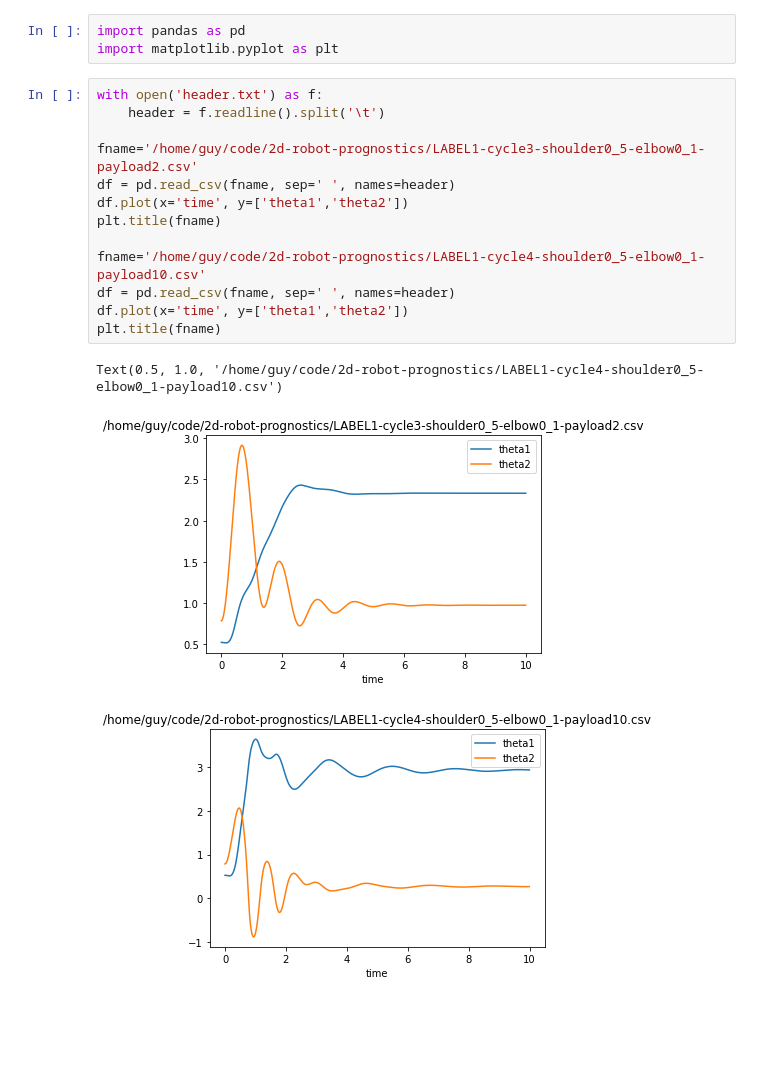
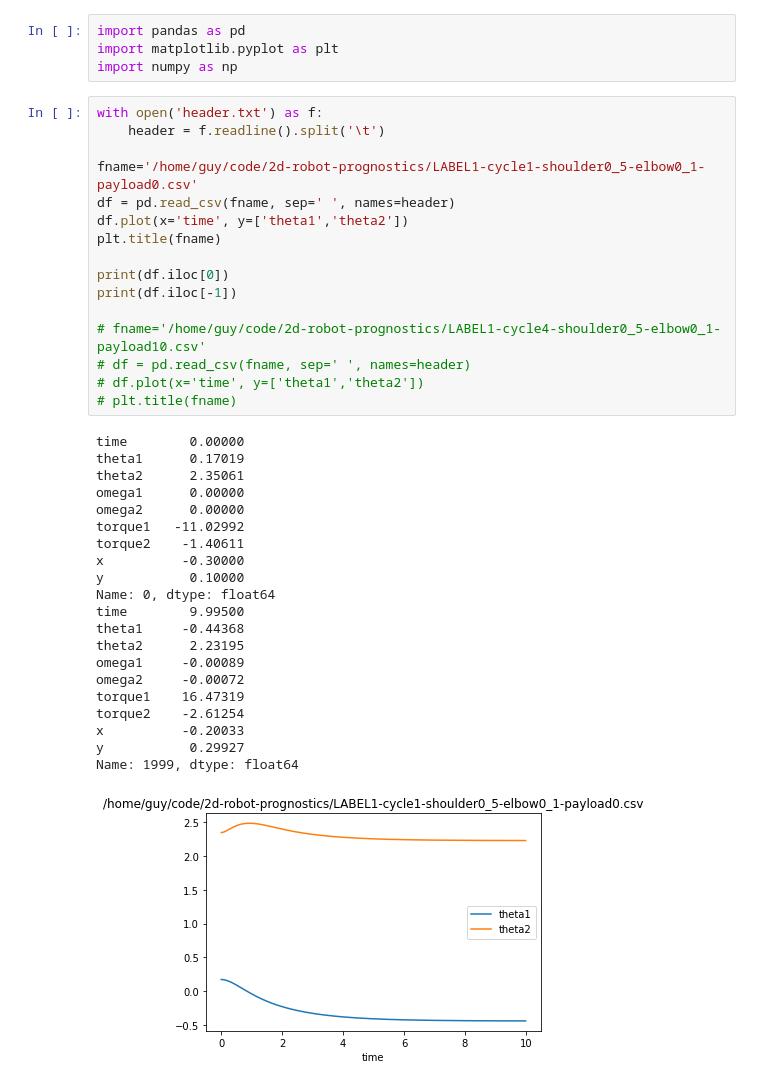
Before and after one commit to jdekarske/2d-robot-prognostics, a Jupyter notebook: visualization.ipynb, the cells around one changed output. Saved outputs shown, nothing was run; the diff lists cells and outputs as text; blank space fills up the shorter version.

```diff
--- a/visualization.ipynb
+++ b/visualization.ipynb
@@ -1,20 +1,42 @@
 # %%
 import pandas as pd
 import matplotlib.pyplot as plt
+import numpy as np
 # %%
 with open('header.txt') as f:
     header = f.readline().split('\t')
 
-fname='/home/guy/code/2d-robot-prognostics/LABEL1-cycle3-shoulder0_5-elbow0_1-payload2.csv'
+fname='/home/guy/code/2d-robot-prognostics/LABEL1-cycle1-shoulder0_5-elbow0_1-payload0.csv'
 df = pd.read_csv(fname, sep=' ', names=header)
 df.plot(x='time', y=['theta1','theta2'])
 plt.title(fname)
 
-fname='/home/guy/code/2d-robot-prognostics/LABEL1-cycle4-shoulder0_5-elbow0_1-payload10.csv'
-df = pd.read_csv(fname, sep=' ', names=header)
-df.plot(x='time', y=['theta1','theta2'])
-plt.title(fname)
+print(df.iloc[0])
+print(df.iloc[-1])
+
+# fname='/home/guy/code/2d-robot-prognostics/LABEL1-cycle4-shoulder0_5-elbow0_1-payload10.csv'
+# df = pd.read_csv(fname, sep=' ', names=header)
+# df.plot(x='time', y=['theta1','theta2'])
+# plt.title(fname)
 # %% [output]
-Text(0.5, 1.0, '/home/guy/code/2d-robot-prognostics/LABEL1-cycle4-shoulder0_5-elbow0_1-payload10.csv')
+time        0.00000
+theta1      0.17019
+theta2      2.35061
+omega1      0.00000
+omega2      0.00000
+torque1   -11.02992
+torque2    -1.40611
+x          -0.30000
+y           0.10000
+Name: 0, dtype: float64
+time        9.99500
+theta1     -0.44368
+theta2      2.23195
+omega1     -0.00089
+omega2     -0.00072
+torque1    16.47319
+torque2    -2.61254
+x          -0.20033
+y           0.29927
+Name: 1999, dtype: float64
-[figure, old version]
+[figure, new version]
-[figure, removed]
```
Also changed, not shown: parts of 3 cells of this notebook, 3 other files.
